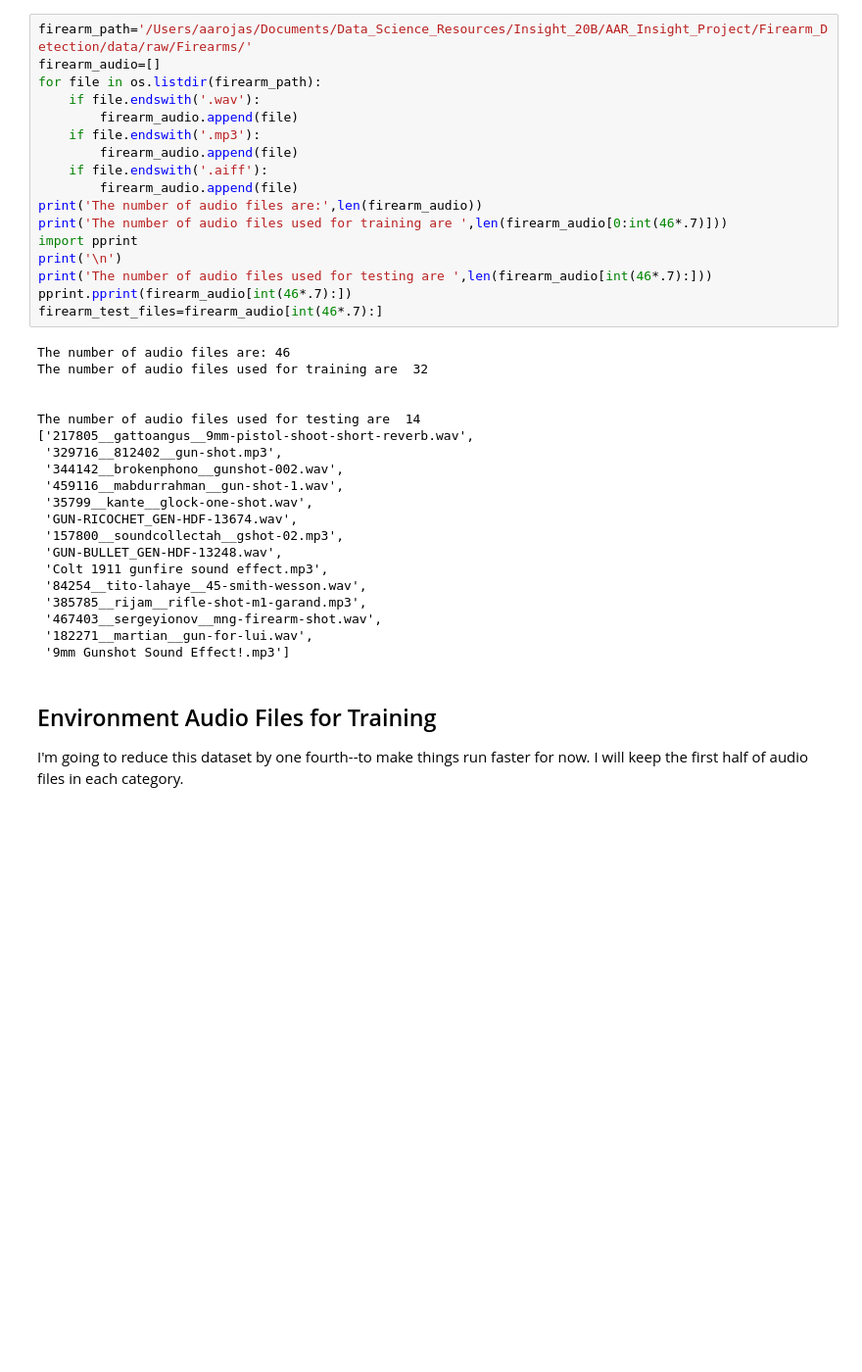
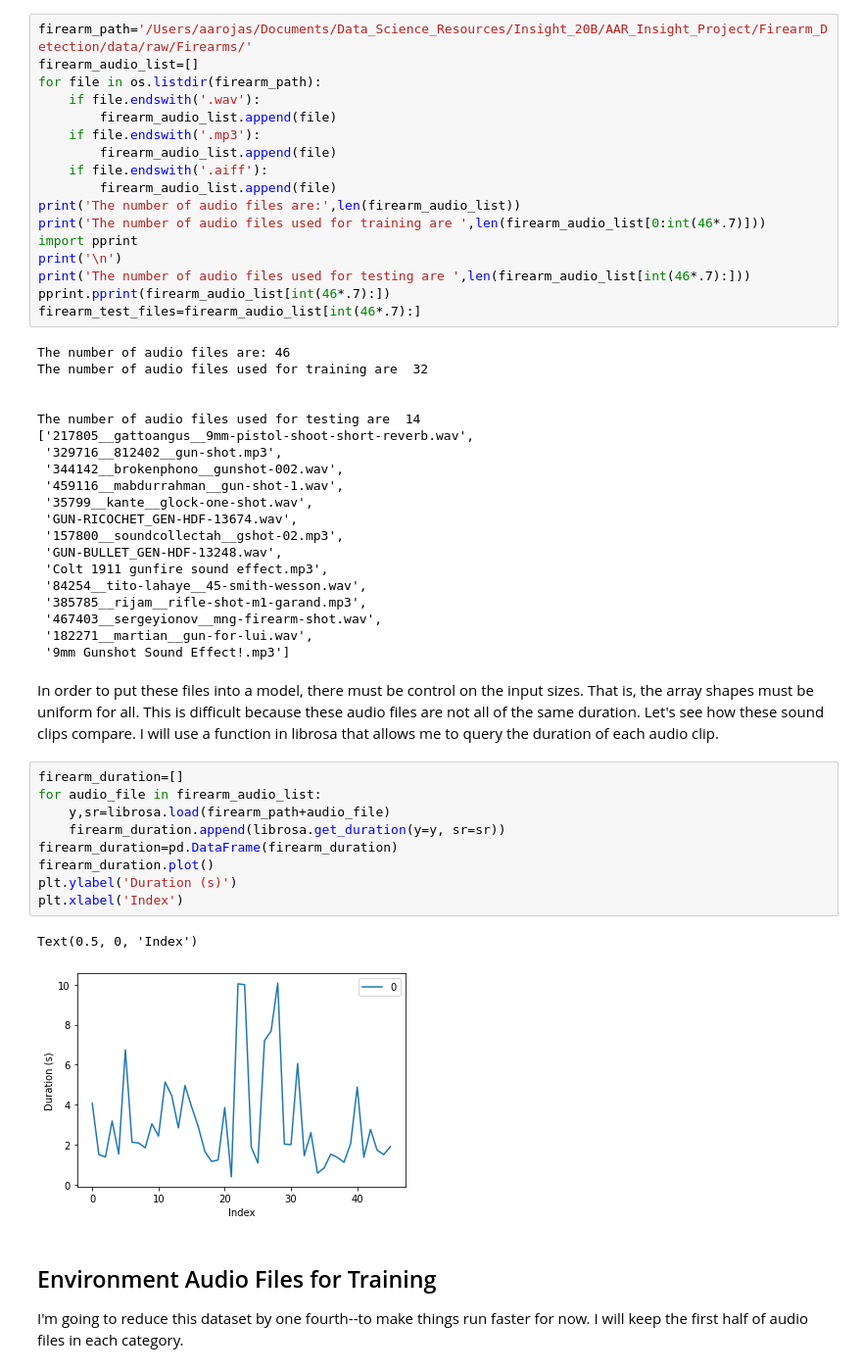
Before and after one commit to aarojas20/Firearm_Detection, a Jupyter notebook: notebooks/3. Building Datasets of Features.ipynb, the cells around one changed output. Shown at 98% size. Saved outputs shown, nothing was run; the diff lists cells and outputs as text; blank space fills up the shorter version.

Commit message:
Fix length of training and testing datasets given different durations of audio

```diff
--- a/notebooks/3. Building Datasets of Features.ipynb
+++ b/notebooks/3. Building Datasets of Features.ipynb
@@ -17,20 +19,20 @@ import librosa.display
 # %%
 firearm_path='/Users/aarojas/Documents/Data_Science_Resources/Insight_20B/AAR_Insight_Project/Firearm_Detection/data/raw/Firearms/'
-firearm_audio=[]
+firearm_audio_list=[]
 for file in os.listdir(firearm_path):
     if file.endswith('.wav'):
-        firearm_audio.append(file)
+        firearm_audio_list.append(file)
     if file.endswith('.mp3'):
-        firearm_audio.append(file)
+        firearm_audio_list.append(file)
     if file.endswith('.aiff'):
-        firearm_audio.append(file)
-print('The number of audio files are:',len(firearm_audio))
-print('The number of audio files used for training are ',len(firearm_audio[0:int(46*.7)]))
+        firearm_audio_list.append(file)
+print('The number of audio files are:',len(firearm_audio_list))
+print('The number of audio files used for training are ',len(firearm_audio_list[0:int(46*.7)]))
 import pprint
 print('\n')
-print('The number of audio files used for testing are ',len(firearm_audio[int(46*.7):]))
-pprint.pprint(firearm_audio[int(46*.7):])
-firearm_test_files=firearm_audio[int(46*.7):]
+print('The number of audio files used for testing are ',len(firearm_audio_list[int(46*.7):]))
+pprint.pprint(firearm_audio_list[int(46*.7):])
+firearm_test_files=firearm_audio_list[int(46*.7):]
 # %% [output]
 The number of audio files are: 46
 The number of audio files used for training are  32
@@ -51,6 +53,20 @@ The number of audio files used for testing are  14
  '467403__sergeyionov__mng-firearm-shot.wav',
  '182271__martian__gun-for-lui.wav',
  '9mm Gunshot Sound Effect!.mp3']
+# %% [markdown]
+In order to put these files into a model, there must be control on the input sizes.  That is, the array shapes must be uniform for all.  This is difficult because these audio files are not all of the same duration.  Let's see how these sound clips compare.  I will use a function in librosa that allows me to query the duration of each audio clip.
+# %%
+firearm_duration=[]
+for audio_file in firearm_audio_list:
+    y,sr=librosa.load(firearm_path+audio_file)
+    firearm_duration.append(librosa.get_duration(y=y, sr=sr))
+firearm_duration=pd.DataFrame(firearm_duration)
+firearm_duration.plot()
+plt.ylabel('Duration (s)')
+plt.xlabel('Index')
+# %% [output]
+Text(0.5, 0, 'Index')
+[figure, added]
 # %% [markdown]
 ## Environment Audio Files for Training
 I'm going to reduce this dataset by one fourth--to make things run faster for now. I will keep the first half of audio files in each category.
```
Also changed, not shown: parts of 13 cells of this notebook.
